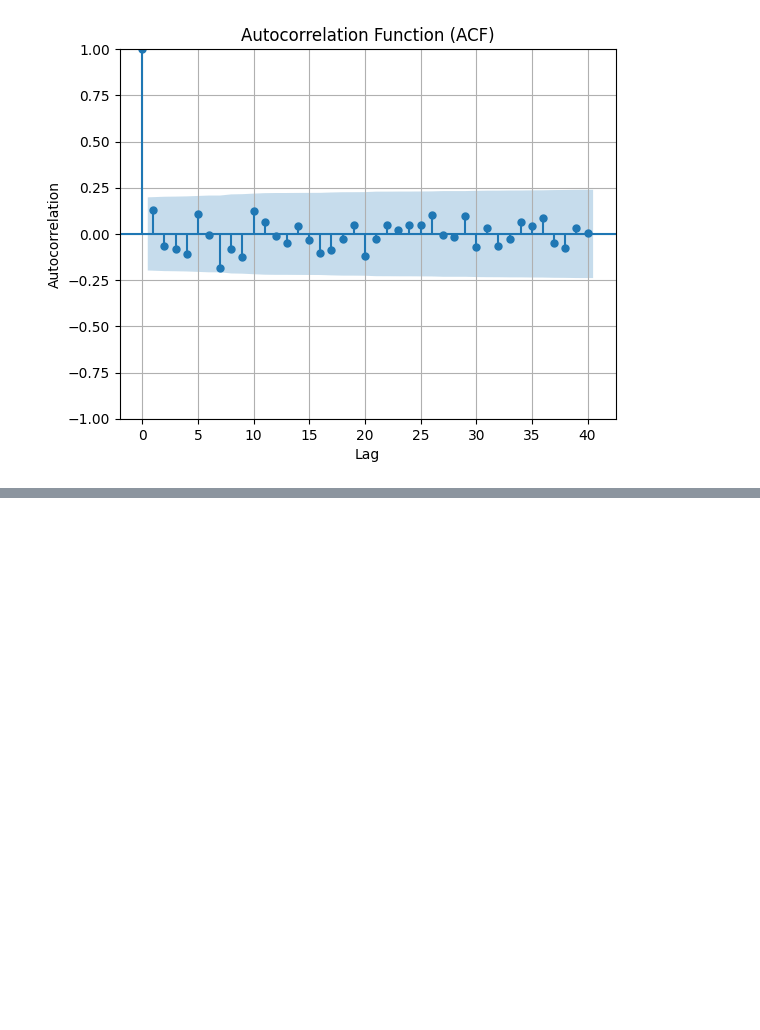
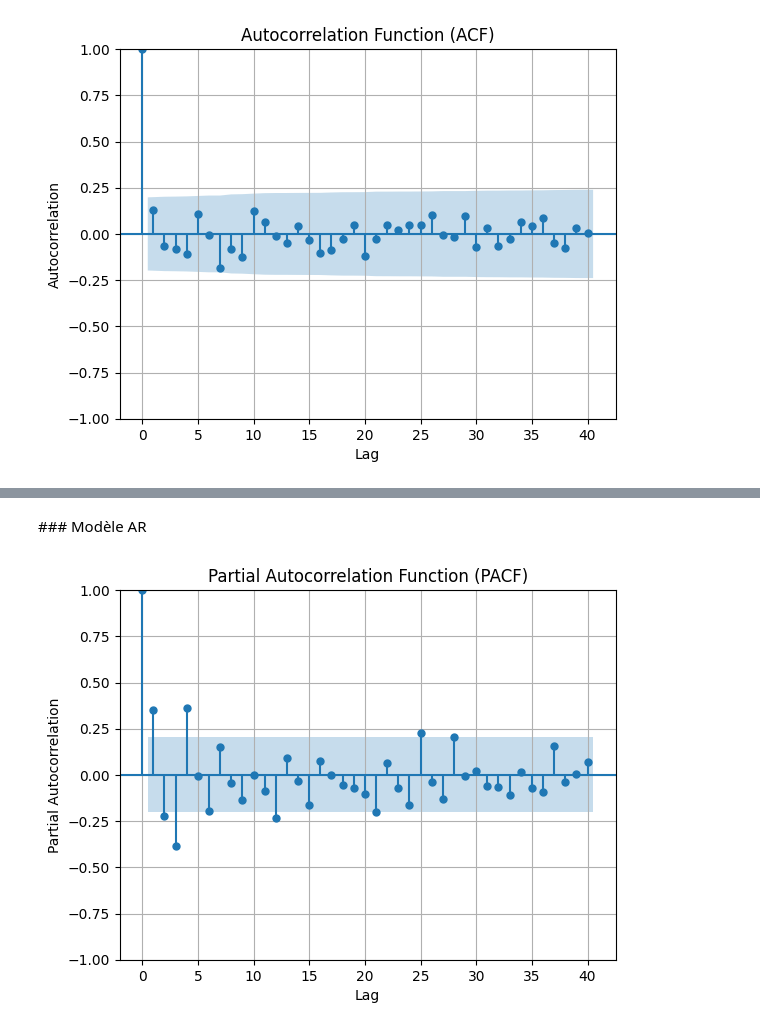
Before and after one commit to Perann/STAT_APP, a Jupyter notebook: Statistiques.ipynb, the cells around one changed output, grey strips where cells are left out. Saved outputs shown, nothing was run; the diff lists cells and outputs as text; code cells hidden in the pictures; blank space fills up the shorter version.

```diff
--- a/Statistiques.ipynb
+++ b/Statistiques.ipynb
@@ -125,0 +150,2 @@ plt.show()
+# %%
+unsmoothed = pd.read_csv('/home/perann/Bureau/ENSAE/STAT_APP/AR_Model/Ar_interpolated_data.csv', index_col=0)
@@ -125,0 +203,13 @@ plt.show()
+# %% [markdown]
+### Modèle AR
+# %%
+returns = unsmoothed['Global_Property_USD_Unhedged'].dropna()
+# %%
+plot_pacf(returns, lags = 40)
+plt.xlabel('Lag')
+plt.ylabel('Partial Autocorrelation')
+plt.title('Partial Autocorrelation Function (PACF)')
+plt.grid()
+plt.show()
+# %% [output]
+[figure, added]
```
Also changed, not shown: parts of 9 cells of this notebook.
